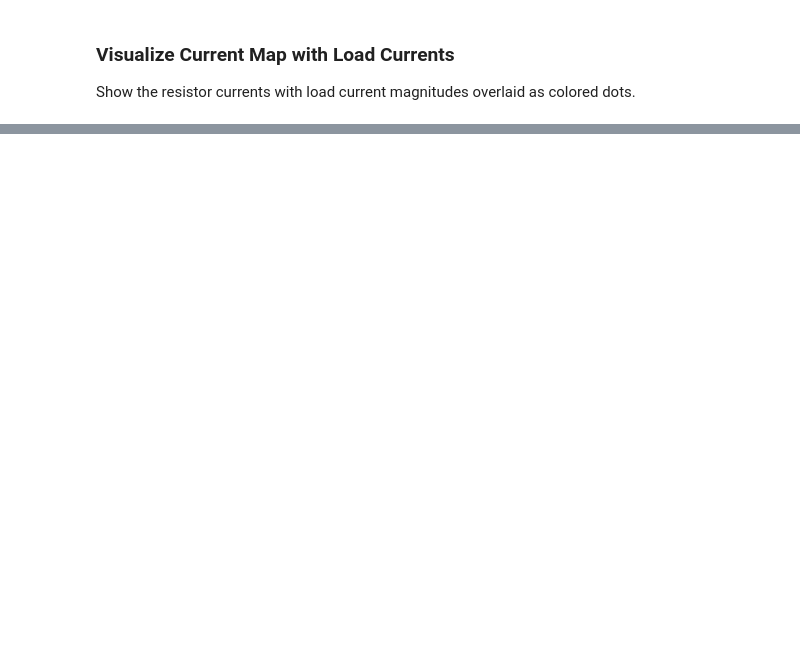
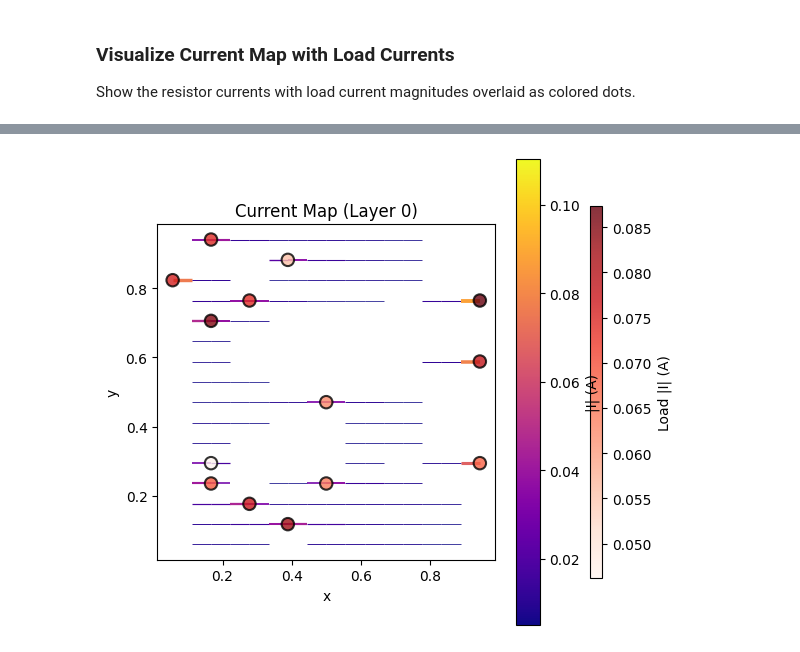
Before and after one commit to patour/sigma_dvd_prototype, a Jupyter notebook: proto.ipynb, the cells around one changed output, grey strips where cells are left out. Cells and saved outputs as stored; diff of their text form; code cells hidden in the pictures; blank space fills up the shorter version.

```diff
--- a/proto.ipynb
+++ b/proto.ipynb
@@ -493,11 +221,13 @@ display(fig)
 # %%
 # Plot current map with load currents for the regional solver test
 fig_currents, ax_currents = plot_current_map(
     G_regional,
     result_full_regional.voltages,
     layer=0,
-    min_current=5e-4,
-    loads_current=loads_regional,
+    min_current=5e-3,
+    loads_current=active_loads,
     show=False
 )
 display(fig_currents)
+# %% [output]
+[figure, added]
```
Also changed, not shown: parts of 32 cells of this notebook, 1 other file.
